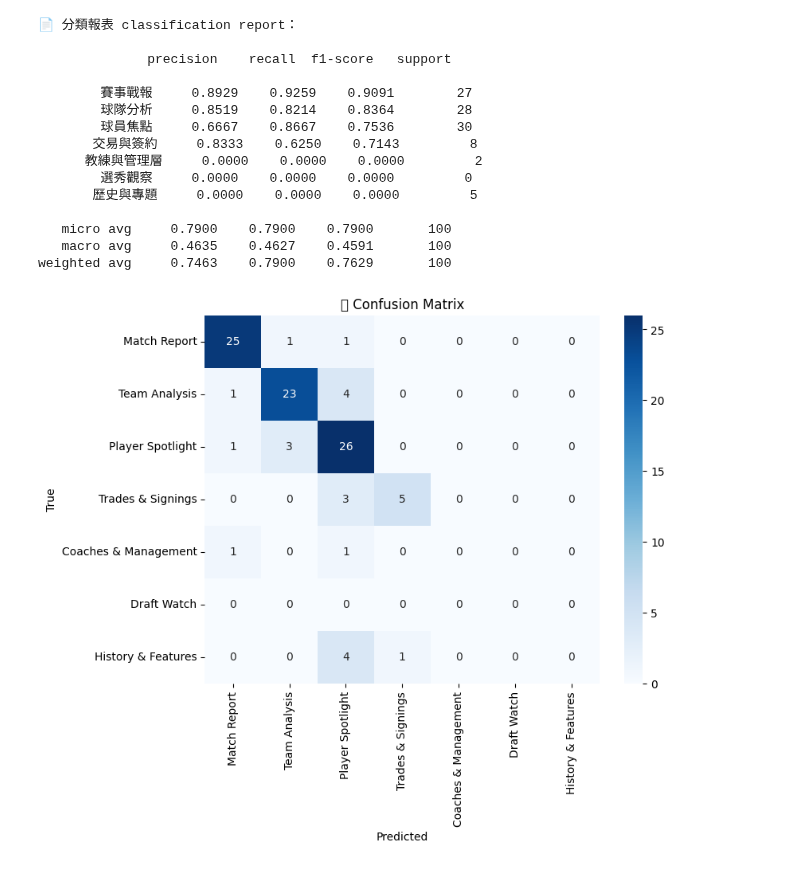
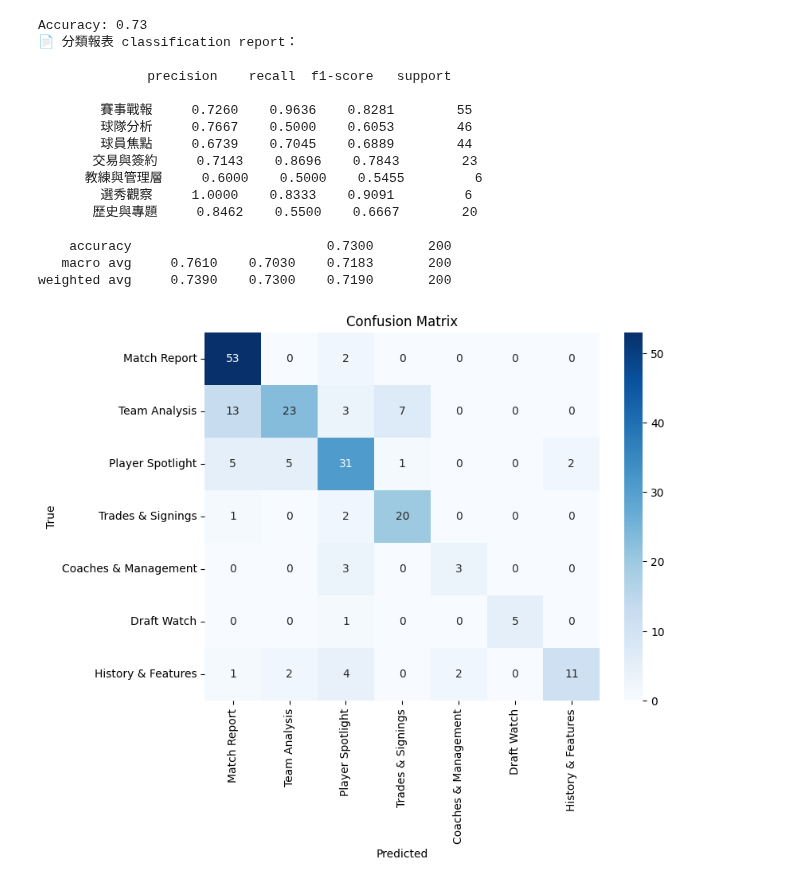
Before and after one commit to DHugo324/IR_sportsv, a Jupyter notebook: classification/bert_train.ipynb, the cells around one changed output. Cells and saved outputs as stored; diff of their text form; code cells hidden in the pictures.

```diff
--- a/classification/bert_train.ipynb
+++ b/classification/bert_train.ipynb
@@ -112,47 +146,50 @@ TrainOutput(global_step=200, training_loss=1.0625539588928223, metrics={'train_r
 # %%
 import seaborn as sns
 import matplotlib.pyplot as plt
 # 驗證集輸入
-eval_dataset = encoded_dataset["test"]
+eval_dataset = encoded_test
 predictions = trainer.predict(eval_dataset)
 
 # 預測標籤與真實標籤
 preds = np.argmax(predictions.predictions, axis=1)
 labels = predictions.label_ids
 
 # 列印完整報表
+print("Accuracy:", accuracy_score(labels, preds))
 print("📄 分類報表 classification report：\n")
 print(classification_report(
-labels,
-preds,
-target_names=label_names,
-labels=[0, 1, 2, 3, 4, 5, 6],
-digits=4
+    labels,
+    preds,
+    target_names=label_names,
+    labels=[0, 1, 2, 3, 4, 5, 6],
+    digits=4,
+    zero_division=0
 ))
 
 # 混淆矩陣
 cm = confusion_matrix(labels, preds, labels=[0, 1, 2, 3, 4, 5, 6])
 plt.figure(figsize=(8, 6))
 sns.heatmap(cm, annot=True, fmt="d", cmap="Blues", xticklabels=["Match Report", "Team Analysis", "Player Spotlight", "Trades & Signings", "Coaches & Management", "Draft Watch", "History & Features"], yticklabels=["Match Report", "Team Analysis", "Player Spotlight", "Trades & Signings", "Coaches & Management", "Draft Watch", "History & Features"])
 plt.xlabel("Predicted")
 plt.ylabel("True")
-plt.title("🔍 Confusion Matrix")
+plt.title("Confusion Matrix")
 plt.show()
 # %% [output]
 [interactive output not drawn]
+Accuracy: 0.73
 📄 分類報表 classification report：
 
               precision    recall  f1-score   support
 
-        賽事戰報     0.8929    0.9259    0.9091        27
-        球隊分析     0.8519    0.8214    0.8364        28
-        球員焦點     0.6667    0.8667    0.7536        30
-       交易與簽約     0.8333    0.6250    0.7143         8
-      教練與管理層     0.0000    0.0000    0.0000         2
-        選秀觀察     0.0000    0.0000    0.0000         0
-       歷史與專題     0.0000    0.0000    0.0000         5
+        賽事戰報     0.7260    0.9636    0.8281        55
+        球隊分析     0.7667    0.5000    0.6053        46
+        球員焦點     0.6739    0.7045    0.6889        44
+       交易與簽約     0.7143    0.8696    0.7843        23
+      教練與管理層     0.6000    0.5000    0.5455         6
+        選秀觀察     1.0000    0.8333    0.9091         6
+       歷史與專題     0.8462    0.5500    0.6667        20
 
-   micro avg     0.7900    0.7900    0.7900       100
-   macro avg     0.4635    0.4627    0.4591       100
-weighted avg     0.7463    0.7900    0.7629       100
+    accuracy                         0.7300       200
+   macro avg     0.7610    0.7030    0.7183       200
+weighted avg     0.7390    0.7300    0.7190       200
-[figure, old version]
+[figure, new version]
```
Also changed, not shown: parts of 2 cells of this notebook.
